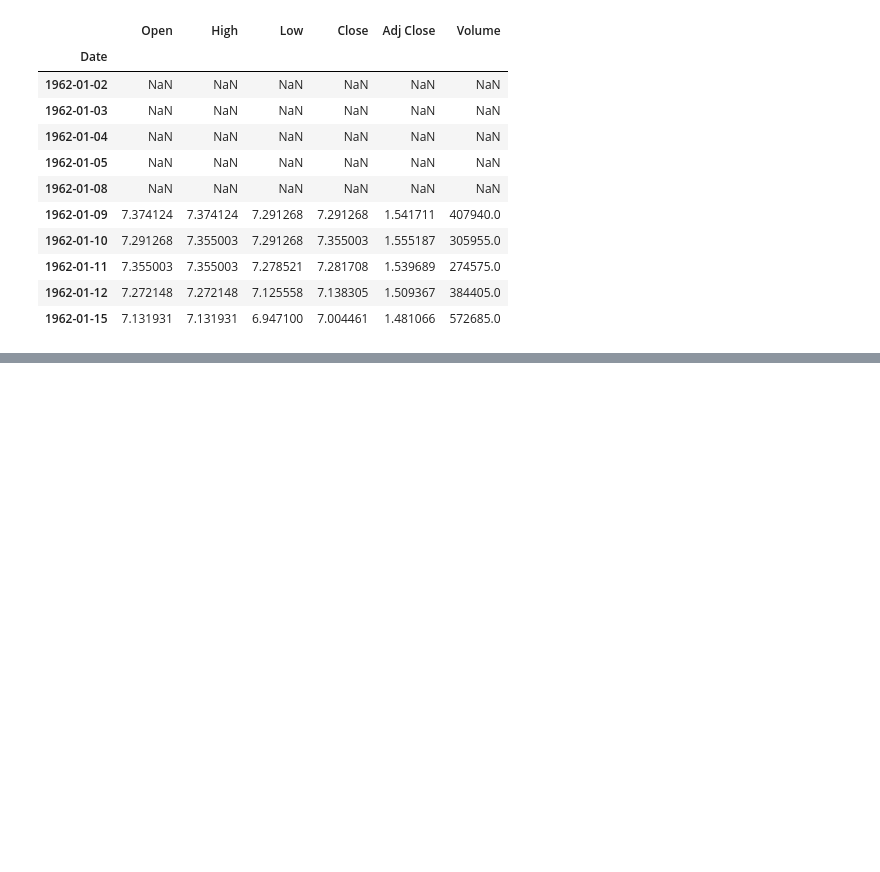
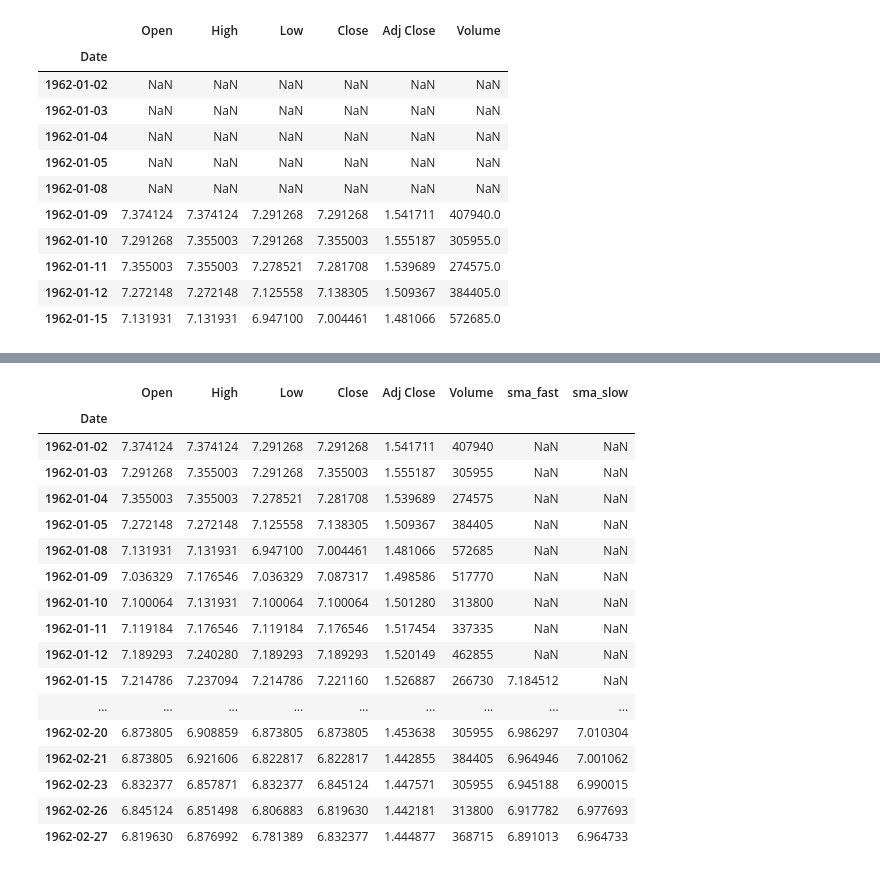
Before and after one commit to pNatTueku/basicPython, a Jupyter notebook: basic_pandas_03.ipynb, the cells around one changed output, grey strips where cells are left out. Saved outputs shown, nothing was run; the diff lists cells and outputs as text; code cells hidden in the pictures; blank space fills up the shorter version.

```diff
--- a/basic_pandas_03.ipynb
+++ b/basic_pandas_03.ipynb
@@ -811,0 +834,23 @@ df.shift(5).head(10)
+# %%
+df['sma_fast'] = df['Close'].rolling(10).mean()
+df['sma_slow'] = df['Close'].rolling(30).mean()
+df.head(40)
+# %% [output]
+|  | Open | High | Low | Close | Adj Close | Volume | sma_fast | sma_slow |
+| Date |  |  |  |  |  |  |  |  |
+| 1962-01-02 | 7.374124 | 7.374124 | 7.291268 | 7.291268 | 1.541711 | 407940 | NaN | NaN |
+| 1962-01-03 | 7.291268 | 7.355003 | 7.291268 | 7.355003 | 1.555187 | 305955 | NaN | NaN |
+| 1962-01-04 | 7.355003 | 7.355003 | 7.278521 | 7.281708 | 1.539689 | 274575 | NaN | NaN |
+| 1962-01-05 | 7.272148 | 7.272148 | 7.125558 | 7.138305 | 1.509367 | 384405 | NaN | NaN |
+| 1962-01-08 | 7.131931 | 7.131931 | 6.947100 | 7.004461 | 1.481066 | 572685 | NaN | NaN |
+| 1962-01-09 | 7.036329 | 7.176546 | 7.036329 | 7.087317 | 1.498586 | 517770 | NaN | NaN |
+| 1962-01-10 | 7.100064 | 7.131931 | 7.100064 | 7.100064 | 1.501280 | 313800 | NaN | NaN |
+| 1962-01-11 | 7.119184 | 7.176546 | 7.119184 | 7.176546 | 1.517454 | 337335 | NaN | NaN |
+| 1962-01-12 | 7.189293 | 7.240280 | 7.189293 | 7.189293 | 1.520149 | 462855 | NaN | NaN |
+| 1962-01-15 | 7.214786 | 7.237094 | 7.214786 | 7.221160 | 1.526887 | 266730 | 7.184512 | NaN |
+| ... | ... | ... | ... | ... | ... | ... | ... | ... |
+| 1962-02-20 | 6.873805 | 6.908859 | 6.873805 | 6.873805 | 1.453638 | 305955 | 6.986297 | 7.010304 |
+| 1962-02-21 | 6.873805 | 6.921606 | 6.822817 | 6.822817 | 1.442855 | 384405 | 6.964946 | 7.001062 |
+| 1962-02-23 | 6.832377 | 6.857871 | 6.832377 | 6.845124 | 1.447571 | 305955 | 6.945188 | 6.990015 |
+| 1962-02-26 | 6.845124 | 6.851498 | 6.806883 | 6.819630 | 1.442181 | 313800 | 6.917782 | 6.977693 |
+| 1962-02-27 | 6.819630 | 6.876992 | 6.781389 | 6.832377 | 1.444877 | 368715 | 6.891013 | 6.964733 |
```
Also changed, not shown: parts of 3 cells of this notebook.
